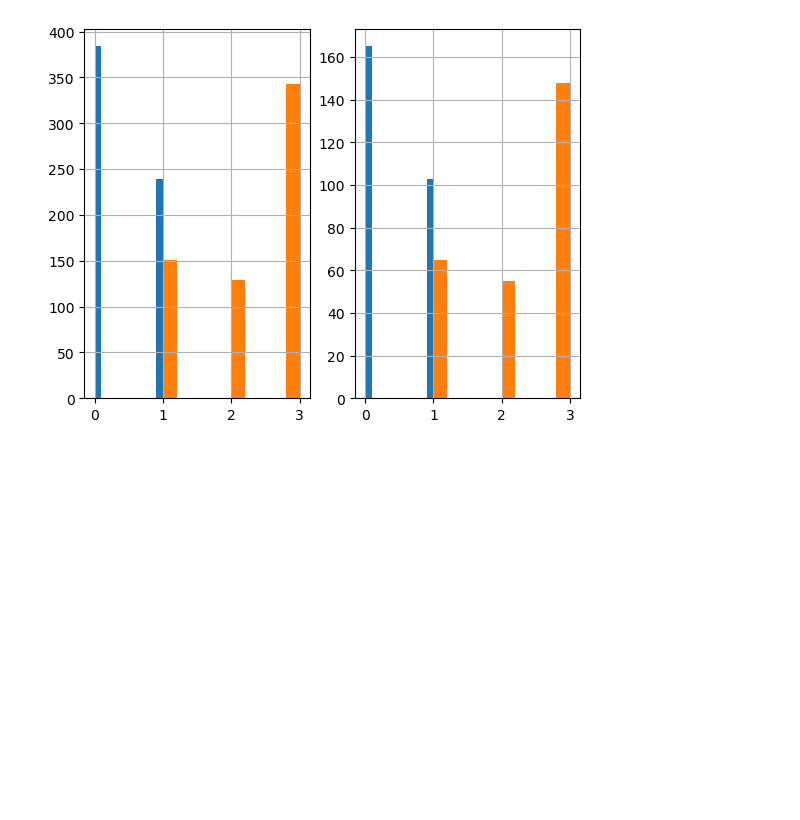
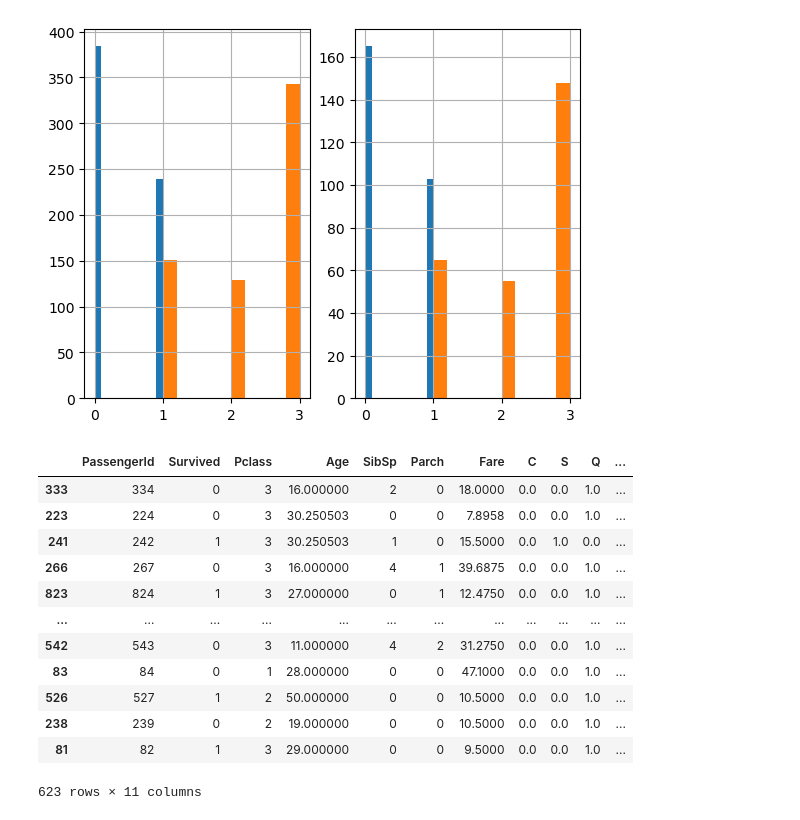
Before and after one commit to begindeveloper/Titanic-Machine-Learning-from-Disaster, a Jupyter notebook: Basic AutoGluon Workflow.ipynb, the cells around one changed output. Drawn from its saved outputs; the diff is of its cells as text; code cells hidden in the pictures; blank space fills up the shorter version.

```diff
--- a/Basic AutoGluon Workflow.ipynb
+++ b/Basic AutoGluon Workflow.ipynb
@@ -134,11 +137,38 @@ class FeatureEncoder(BaseEstimator, TransformerMixin):
         cols = ["C","S","Q","N"]
         for i in range(len(matrix.T)):
             X[cols[i]] = matrix.T[i]
+
+        column_names = ["Female", "Male"]
+        for i in range(len(matrix.T)):
+            X[column_names[i]] = matrix.T[i]
             return X
 # %%
-class FeatureEncoder(BaseEstimator, TransformerMixin):
+class FeatureDropper(BaseEstimator, TransformerMixin):
     def fit(self, X, y=None): # Fit method does not need to do anything for OneHotEncoder
         return self
 
     def transform(self, X):
         return X.drop(["Embarked","Name","Ticket","Cabin","Sex","N"], axis=1, errors="ignore")
+# %%
+pipeline = Pipeline([("ageimputer", AgeImputer()),
+                    ("featureEncoder", FeatureEncoder()),
+                    ("featuredropper", FeatureDropper())
+                    ])
+# %%
+strat_train_set = pipeline.fit_transform(strat_train_set)
+# %%
+strat_train_set
+# %% [output]
+|  | PassengerId | Survived | Pclass | Age | SibSp | Parch | Fare | C | S | Q | ... |
+| 333 | 334 | 0 | 3 | 16.000000 | 2 | 0 | 18.0000 | 0.0 | 0.0 | 1.0 | ... |
+| 223 | 224 | 0 | 3 | 30.250503 | 0 | 0 | 7.8958 | 0.0 | 0.0 | 1.0 | ... |
+| 241 | 242 | 1 | 3 | 30.250503 | 1 | 0 | 15.5000 | 0.0 | 1.0 | 0.0 | ... |
+| 266 | 267 | 0 | 3 | 16.000000 | 4 | 1 | 39.6875 | 0.0 | 0.0 | 1.0 | ... |
+| 823 | 824 | 1 | 3 | 27.000000 | 0 | 1 | 12.4750 | 0.0 | 0.0 | 1.0 | ... |
+| ... | ... | ... | ... | ... | ... | ... | ... | ... | ... | ... | ... |
+| 542 | 543 | 0 | 3 | 11.000000 | 4 | 2 | 31.2750 | 0.0 | 0.0 | 1.0 | ... |
+| 83 | 84 | 0 | 1 | 28.000000 | 0 | 0 | 47.1000 | 0.0 | 0.0 | 1.0 | ... |
+| 526 | 527 | 1 | 2 | 50.000000 | 0 | 0 | 10.5000 | 0.0 | 0.0 | 1.0 | ... |
+| 238 | 239 | 0 | 2 | 19.000000 | 0 | 0 | 10.5000 | 0.0 | 0.0 | 1.0 | ... |
+| 81 | 82 | 1 | 3 | 29.000000 | 0 | 0 | 9.5000 | 0.0 | 0.0 | 1.0 | ... |
+623 rows × 11 columns
```
Also changed, not shown: parts of 26 cells of this notebook, 1 other file.
